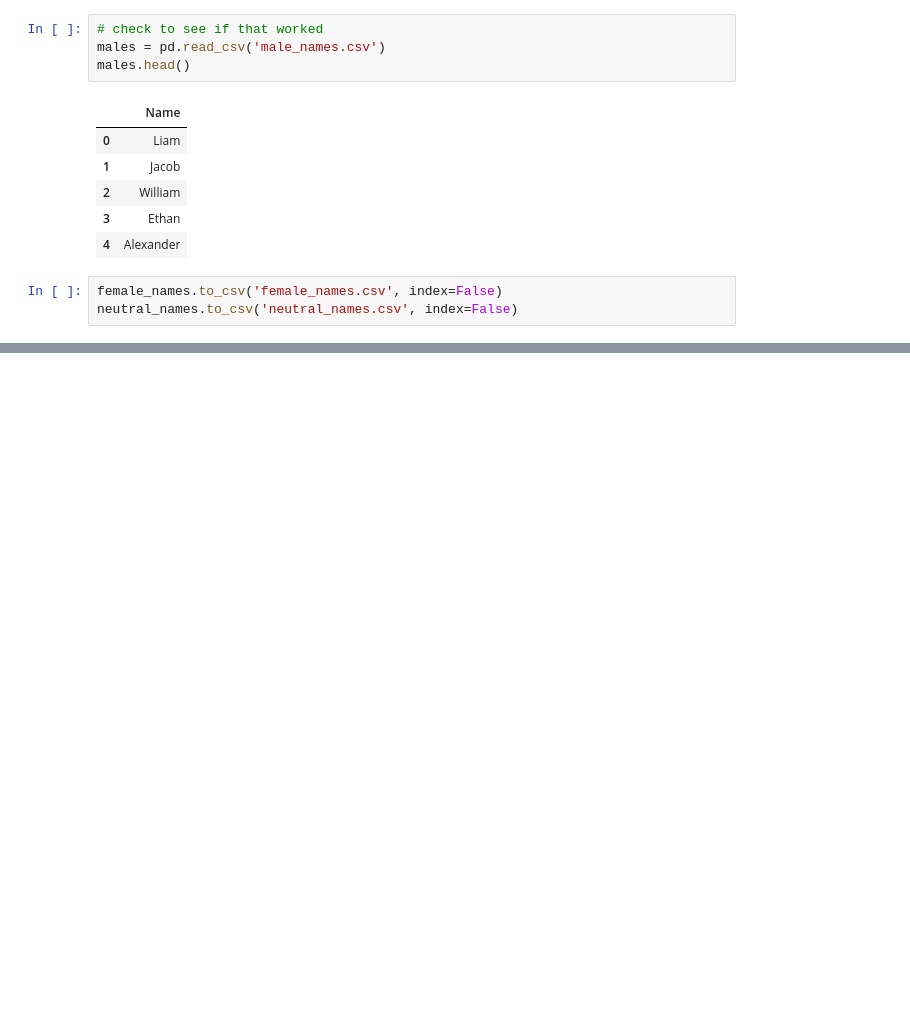
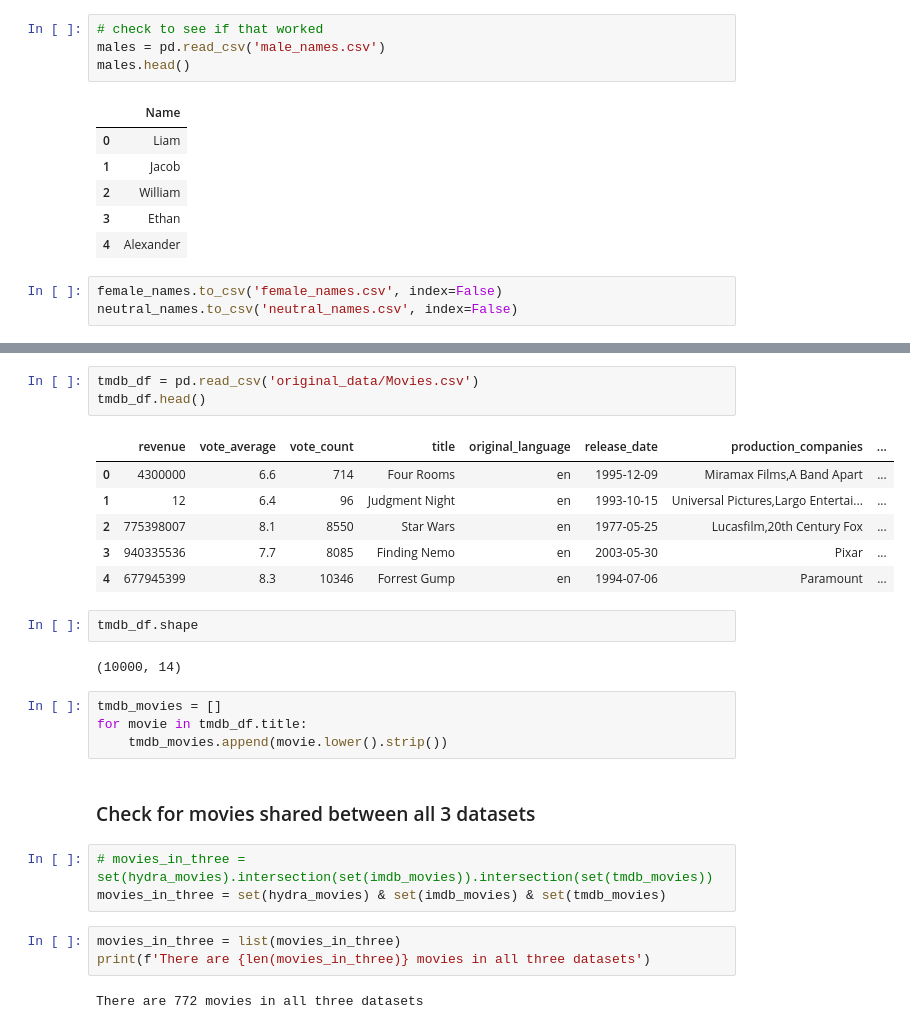
Before and after one commit to MagicMilly/women-in-film-analysis-dashboard, a Jupyter notebook: data_munging.ipynb, the cells around one changed output, grey strips where cells are left out. Cells and saved outputs as stored; diff of their text form; blank space fills up the shorter version.

Commit message:
oh dear not very many shared movies across datasets

```diff
--- a/data_munging.ipynb
+++ b/data_munging.ipynb
@@ -318,0 +397,28 @@ hydra_df.head()
+# %%
+tmdb_df = pd.read_csv('original_data/Movies.csv')
+tmdb_df.head()
+# %% [output]
+|  | revenue | vote_average | vote_count | title | original_language | release_date | production_companies | ... |
+| 0 | 4300000 | 6.6 | 714 | Four Rooms | en | 1995-12-09 | Miramax Films,A Band Apart | ... |
+| 1 | 12 | 6.4 | 96 | Judgment Night | en | 1993-10-15 | Universal Pictures,Largo Entertai... | ... |
+| 2 | 775398007 | 8.1 | 8550 | Star Wars | en | 1977-05-25 | Lucasfilm,20th Century Fox | ... |
+| 3 | 940335536 | 7.7 | 8085 | Finding Nemo | en | 2003-05-30 | Pixar | ... |
+| 4 | 677945399 | 8.3 | 10346 | Forrest Gump | en | 1994-07-06 | Paramount | ... |
+# %%
+tmdb_df.shape
+# %% [output]
+(10000, 14)
+# %%
+tmdb_movies = []
+for movie in tmdb_df.title:
+    tmdb_movies.append(movie.lower().strip())
+# %% [markdown]
+### Check for movies shared between all 3 datasets
+# %%
+# movies_in_three = set(hydra_movies).intersection(set(imdb_movies)).intersection(set(tmdb_movies))
+movies_in_three = set(hydra_movies) & set(imdb_movies) & set(tmdb_movies)
+# %%
+movies_in_three = list(movies_in_three)
+print(f'There are {len(movies_in_three)} movies in all three datasets')
+# %% [output]
+There are 772 movies in all three datasets
```
Also changed, not shown: parts of 20 cells of this notebook.
